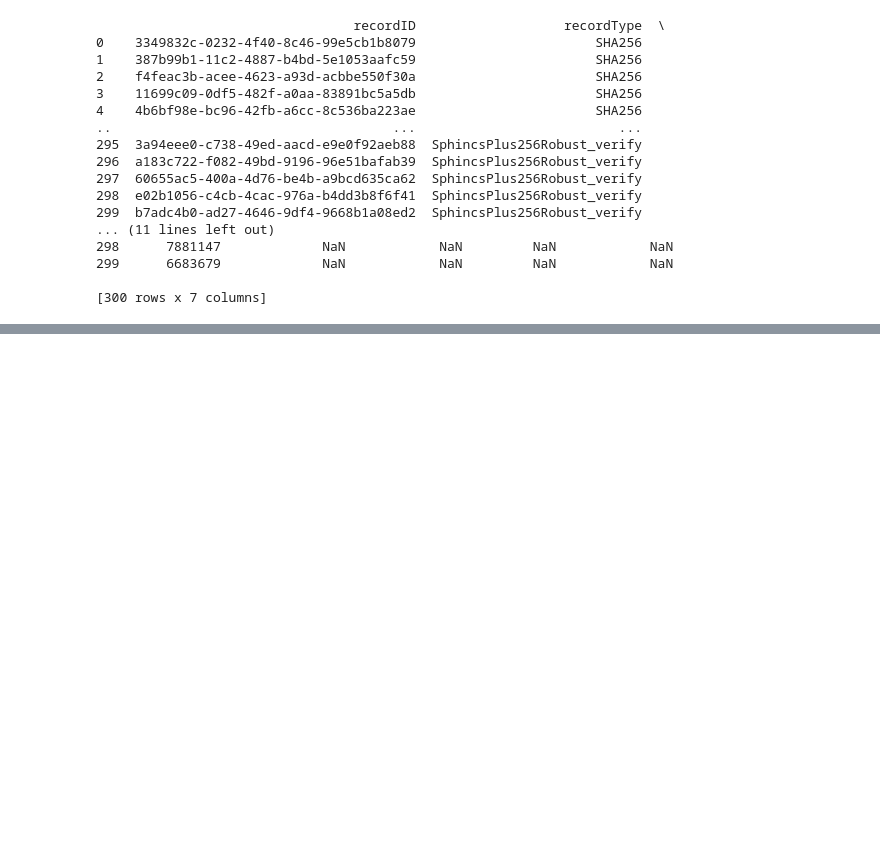
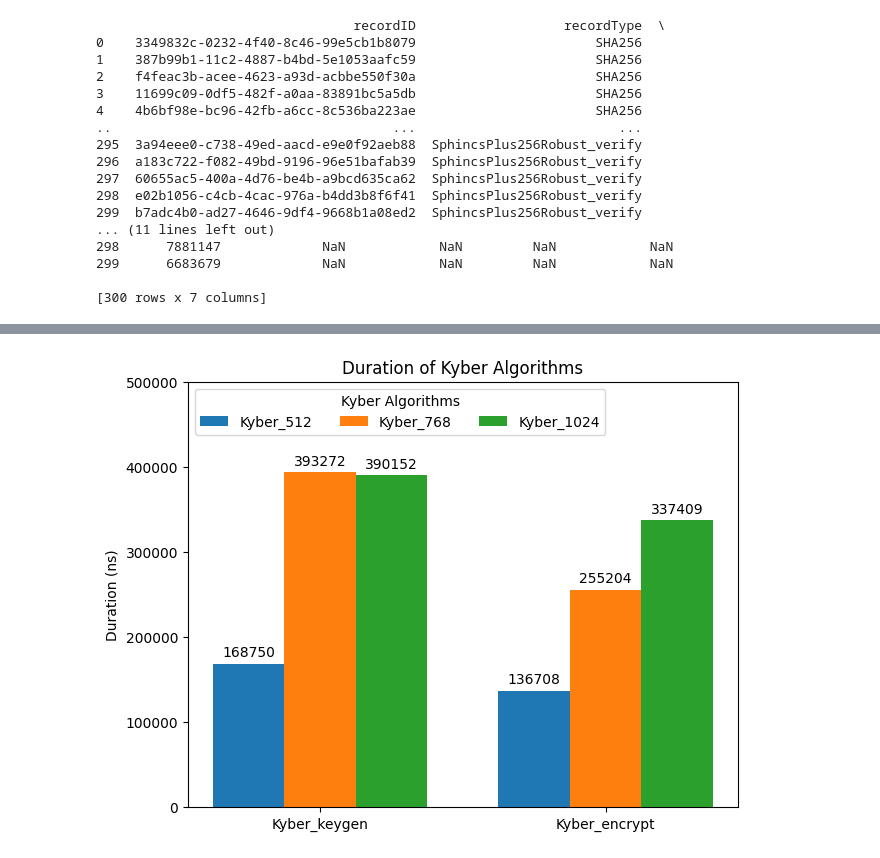
Before and after one commit to KarimSchierbauer/testbench, a Jupyter notebook: eval.ipynb, the cells around one changed output, grey strips where cells are left out. Saved outputs shown, nothing was run; the diff lists cells and outputs as text; code cells hidden in the pictures; blank space fills up the shorter version.

```diff
--- a/eval.ipynb
+++ b/eval.ipynb
@@ -71,0 +91,39 @@ dfAvg.to_csv('logs/results.csv', encoding='utf-8', index=False)
+# %%
+#Kyber_Comparison
+filterKeygen = (dfAvg[dfAvg["RecordType"].str.contains("Kyber_keygen")]["RecordType"].unique())
+filterEncrypt = (dfAvg[dfAvg["RecordType"].str.contains("Kyber_encrypt")]["RecordType"].unique())
+labels = ['Kyber_512', 'Kyber_768', 'Kyber_1024']
+legendLabels = ['Kyber_keygen', 'Kyber_encrypt']
+
+x = np.arange(len(legendLabels))  # the label locations
+bar_colors = ['tab:blue', 'tab:orange', 'tab:green', 'tab:red']
+width = 0.25  # the width of the bars
+multiplier = 0
+
+fig, ax = plt.subplots(layout='constrained')
+
+dfCache2 = {}
+for i in range(0, len(labels)):
+    offset = width * multiplier
+    dfCache2[i] = [dfAvg.loc[(dfAvg["RecordType"]==filterKeygen[i]) & (dfAvg["AttributeType"]=="elapsedTime")]["AttributeAvg"].item(),
+                    dfAvg.loc[(dfAvg["RecordType"]==filterEncrypt[i]) & (dfAvg["AttributeType"]=="elapsedTime")]["AttributeAvg"].item()]
+
+    rects = ax.bar(x + offset ,
+                   dfCache2[i],
+                   width,
+                   label = labels[i]
+                   )
+    ax.bar_label(rects, padding=3)
+    multiplier += 1
+
+# Add some text for labels, title and custom x-axis tick labels, etc.
+ax.set_ylabel('Duration (ns)')
+ax.set_title('Duration of Kyber Algorithms')
+ax.set_xticks(x + width, legendLabels)
+ax.legend(title = "Kyber Algorithms", loc='upper left', ncols=3)
+ax.set_ylim(0, 500000)
+
+plt.savefig('images/Kyber_Algos.png')
+plt.show()
+# %% [output]
+[figure, added]
```
Also changed, not shown: parts of 2 cells of this notebook, 2 other files.
